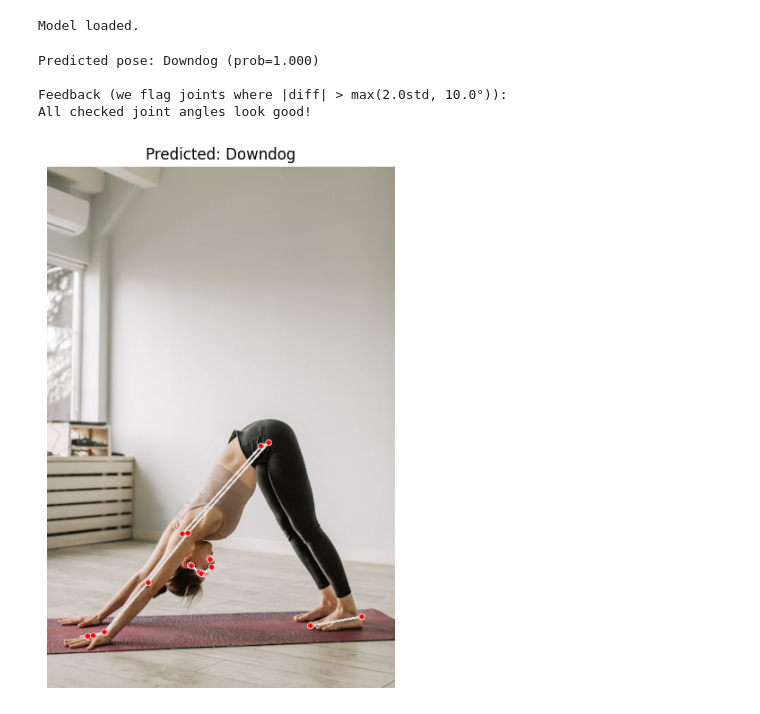
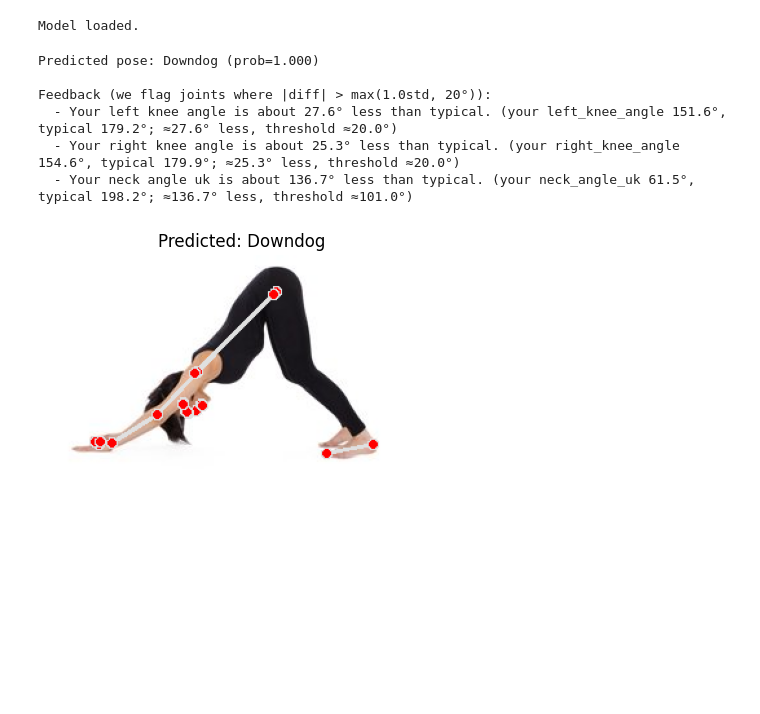
Before and after one commit to SandyLi0404/Deep-Learning-Fitness-Poses-Correction-, a Jupyter notebook: feedback_image.ipynb, the cells around one changed output. Drawn from its saved outputs; the diff is of its cells as text; code cells hidden in the pictures; blank space fills up the shorter version.

```diff
--- a/feedback_image.ipynb
+++ b/feedback_image.ipynb
@@ -421,9 +421,7 @@ def analyze_image(image_path, std_factor=2.0, min_deg=10.0, show_image=True):
         )
 
     if not any_flag:
-        print(
-            f"All checked joint angles look good!"
-        )
+        print("All checked joint angles look good!")
 
     if show_image:
         from matplotlib import pyplot as plt
@@ -433,11 +431,13 @@ def analyze_image(image_path, std_factor=2.0, min_deg=10.0, show_image=True):
         plt.axis("off")
         plt.show()
 # %%
-test_image = "test/image.png"
-analyze_image(test_image, std_factor=2.0, min_deg=10.0)
+test_image = "test/test3.jpg"
+analyze_image(test_image, std_factor=1.0, min_deg=20)
 # %% [output]
 Predicted pose: Downdog (prob=1.000)
 
-Feedback (we flag joints where |diff| > max(2.0std, 10.0°)):
-All checked joint angles look good!
+Feedback (we flag joints where |diff| > max(1.0std, 20°)):
+  - Your left knee angle is about 27.6° less than typical. (your left_knee_angle 151.6°, typical 179.2°; ≈27.6° less, threshold ≈20.0°)
+  - Your right knee angle is about 25.3° less than typical. (your right_knee_angle 154.6°, typical 179.9°; ≈25.3° less, threshold ≈20.0°)
+  - Your neck angle uk is about 136.7° less than typical. (your neck_angle_uk 61.5°, typical 198.2°; ≈136.7° less, threshold ≈101.0°)
-[figure, old version]
+[figure, new version]
```
Also changed, not shown: 1 other file.
